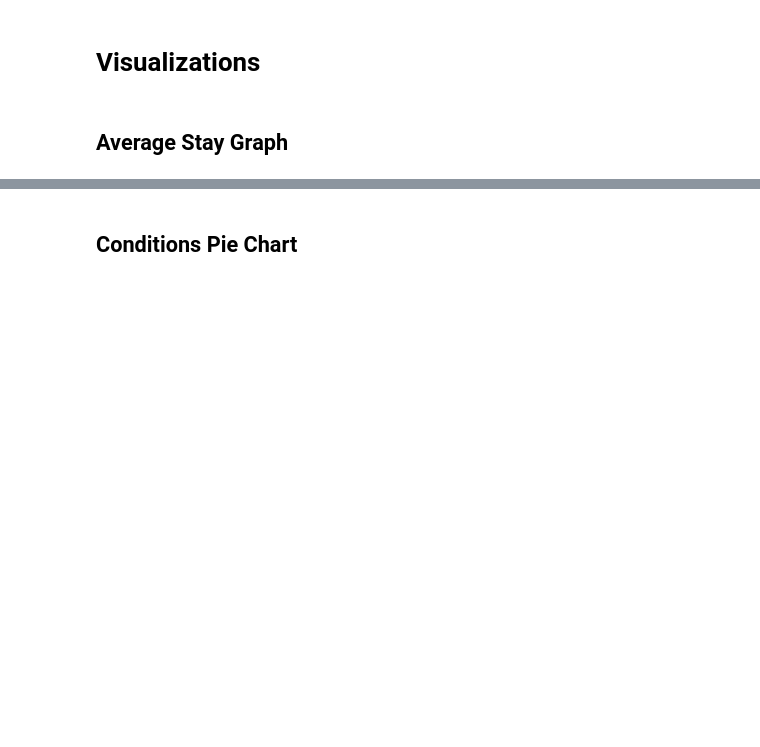
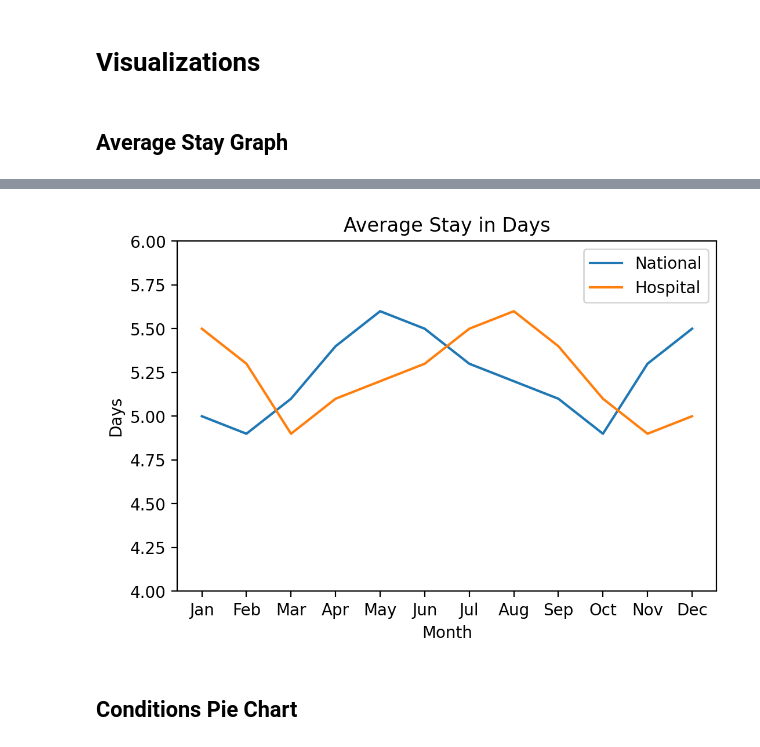
Before and after one commit to ryanschuerkamp/HackDavis2021, a Jupyter notebook: Visualizations.ipynb, the cells around one changed output, grey strips where cells are left out. Saved outputs shown, nothing was run; the diff lists cells and outputs as text; code cells hidden in the pictures; blank space fills up the shorter version.

```diff
--- a/Visualizations.ipynb
+++ b/Visualizations.ipynb
@@ -33,3 +30,16 @@ fig.savefig('average_stay_graph.png', dpi=200)
+# %%
+#Create Figure
+plt.figure(dpi=200)
+plt.plot(x, y1, label='National')
+plt.plot(x, y2, label='Hospital')
+plt.legend(loc=0)
+plt.ylim([4, 6])
+plt.title('Average Stay in Days')
+plt.xlabel('Month')
+plt.ylabel('Days')
+plt.savefig('length_stay.png')
+# %% [output]
+[figure, added]
 # %% [markdown]
 ## Conditions Pie Chart
 # %%
```
Also changed, not shown: parts of 2 cells of this notebook, 11 other files.
